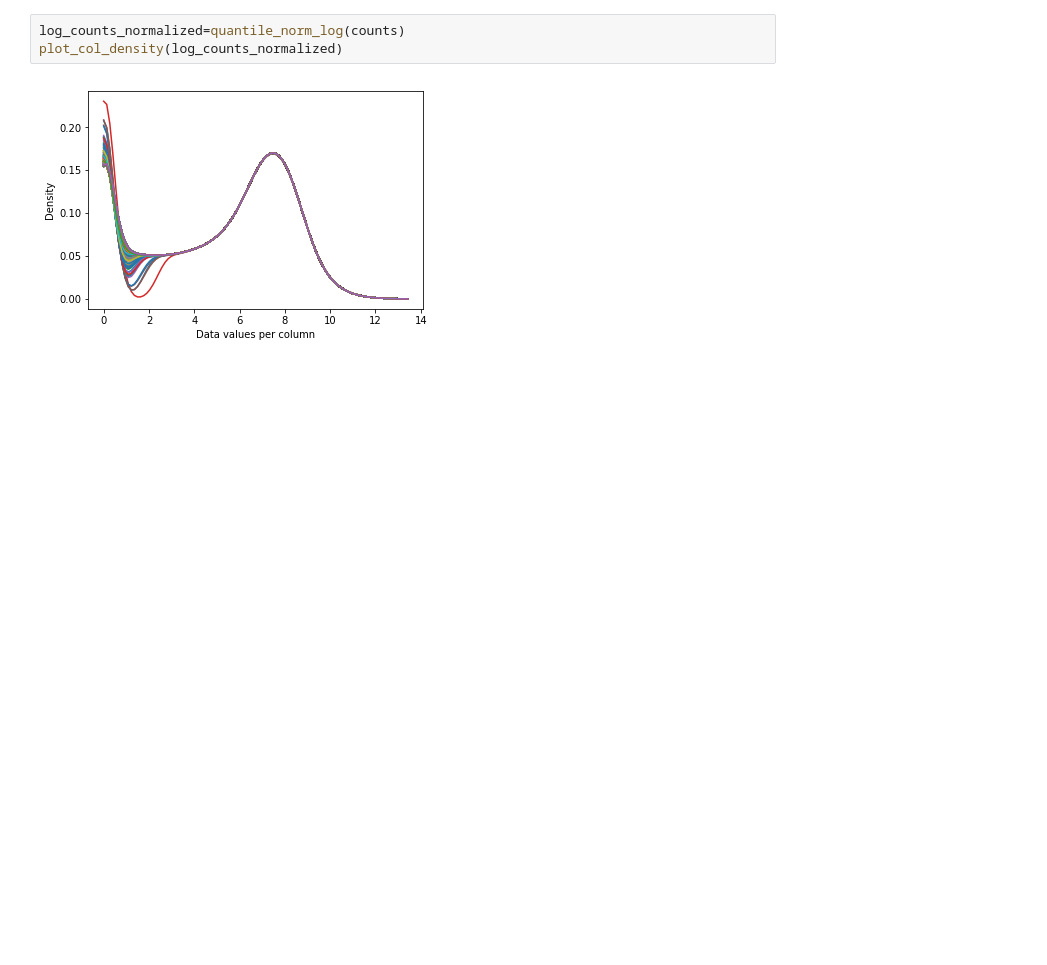
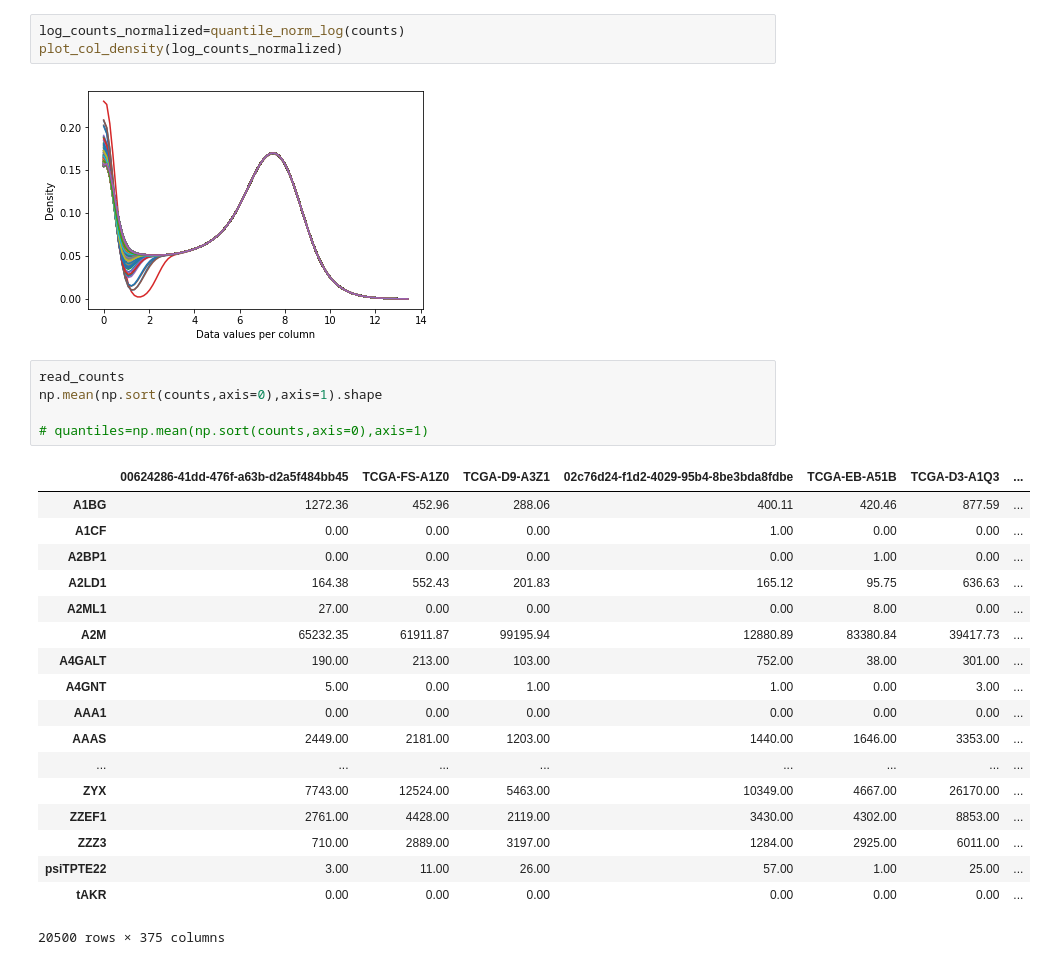
Before and after one commit to Djamil17/rna-seq-analysis, a Jupyter notebook: notebooks/Quantile_Normalization.ipynb, the cells around one changed output. Saved outputs shown, nothing was run; the diff lists cells and outputs as text; blank space fills up the shorter version.

```diff
--- a/notebooks/Quantile_Normalization.ipynb
+++ b/notebooks/Quantile_Normalization.ipynb
@@ -69,3 +69,27 @@ log_counts_normalized=quantile_norm_log(counts)
 plot_col_density(log_counts_normalized)
 # %% [output]
 [figure]
+# %%
+read_counts
+np.mean(np.sort(counts,axis=0),axis=1).shape
+
+# quantiles=np.mean(np.sort(counts,axis=0),axis=1)
+# %% [output]
+|  | 00624286-41dd-476f-a63b-d2a5f484bb45 | TCGA-FS-A1Z0 | TCGA-D9-A3Z1 | 02c76d24-f1d2-4029-95b4-8be3bda8fdbe | TCGA-EB-A51B | TCGA-D3-A1Q3 | ... |
+| A1BG | 1272.36 | 452.96 | 288.06 | 400.11 | 420.46 | 877.59 | ... |
+| A1CF | 0.00 | 0.00 | 0.00 | 1.00 | 0.00 | 0.00 | ... |
+| A2BP1 | 0.00 | 0.00 | 0.00 | 0.00 | 1.00 | 0.00 | ... |
+| A2LD1 | 164.38 | 552.43 | 201.83 | 165.12 | 95.75 | 636.63 | ... |
+| A2ML1 | 27.00 | 0.00 | 0.00 | 0.00 | 8.00 | 0.00 | ... |
+| A2M | 65232.35 | 61911.87 | 99195.94 | 12880.89 | 83380.84 | 39417.73 | ... |
+| A4GALT | 190.00 | 213.00 | 103.00 | 752.00 | 38.00 | 301.00 | ... |
+| A4GNT | 5.00 | 0.00 | 1.00 | 1.00 | 0.00 | 3.00 | ... |
+| AAA1 | 0.00 | 0.00 | 0.00 | 0.00 | 0.00 | 0.00 | ... |
+| AAAS | 2449.00 | 2181.00 | 1203.00 | 1440.00 | 1646.00 | 3353.00 | ... |
+| ... | ... | ... | ... | ... | ... | ... | ... |
+| ZYX | 7743.00 | 12524.00 | 5463.00 | 10349.00 | 4667.00 | 26170.00 | ... |
+| ZZEF1 | 2761.00 | 4428.00 | 2119.00 | 3430.00 | 4302.00 | 8853.00 | ... |
+| ZZZ3 | 710.00 | 2889.00 | 3197.00 | 1284.00 | 2925.00 | 6011.00 | ... |
+| psiTPTE22 | 3.00 | 11.00 | 26.00 | 57.00 | 1.00 | 25.00 | ... |
+| tAKR | 0.00 | 0.00 | 0.00 | 0.00 | 0.00 | 0.00 | ... |
+20500 rows × 375 columns
```
Also changed, not shown: 2 other files.
